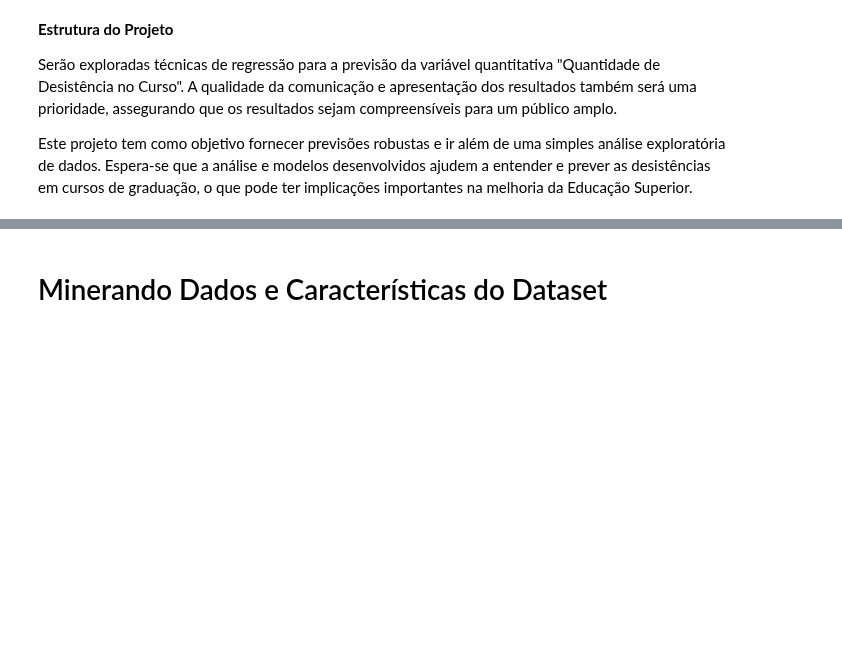
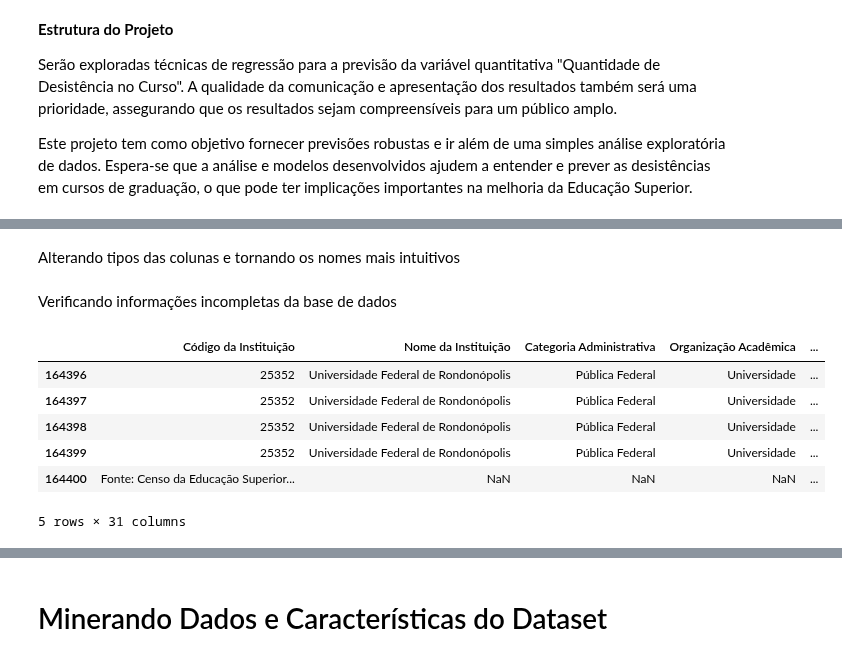
Before and after one commit to carneirogabrielly/Projeto-Microdados, a Jupyter notebook: Alison.ipynb, the cells around one changed output, grey strips where cells are left out. Saved outputs shown, nothing was run; the diff lists cells and outputs as text; code cells hidden in the pictures; blank space fills up the shorter version.

```diff
--- a/Alison.ipynb
+++ b/Alison.ipynb
@@ -138,0 +201,2 @@ Este projeto tem como objetivo fornecer previsões robustas e ir além de uma si
+# %% [markdown]
+Alterando tipos das colunas e tornando os nomes mais intuitivos
@@ -138,0 +210,12 @@ Este projeto tem como objetivo fornecer previsões robustas e ir além de uma si
+# %% [markdown]
+Verificando informações incompletas da base de dados
+# %%
+df.tail()
+# %% [output]
+|  | Código da Instituição | Nome da Instituição | Categoria Administrativa | Organização Acadêmica | ... |
+| 164396 | 25352 | Universidade Federal de Rondonópolis | Pública Federal | Universidade | ... |
+| 164397 | 25352 | Universidade Federal de Rondonópolis | Pública Federal | Universidade | ... |
+| 164398 | 25352 | Universidade Federal de Rondonópolis | Pública Federal | Universidade | ... |
+| 164399 | 25352 | Universidade Federal de Rondonópolis | Pública Federal | Universidade | ... |
+| 164400 | Fonte: Censo da Educação Superior... | NaN | NaN | NaN | ... |
+5 rows × 31 columns
```
Also changed, not shown: parts of 20 cells of this notebook, 1 other file.
